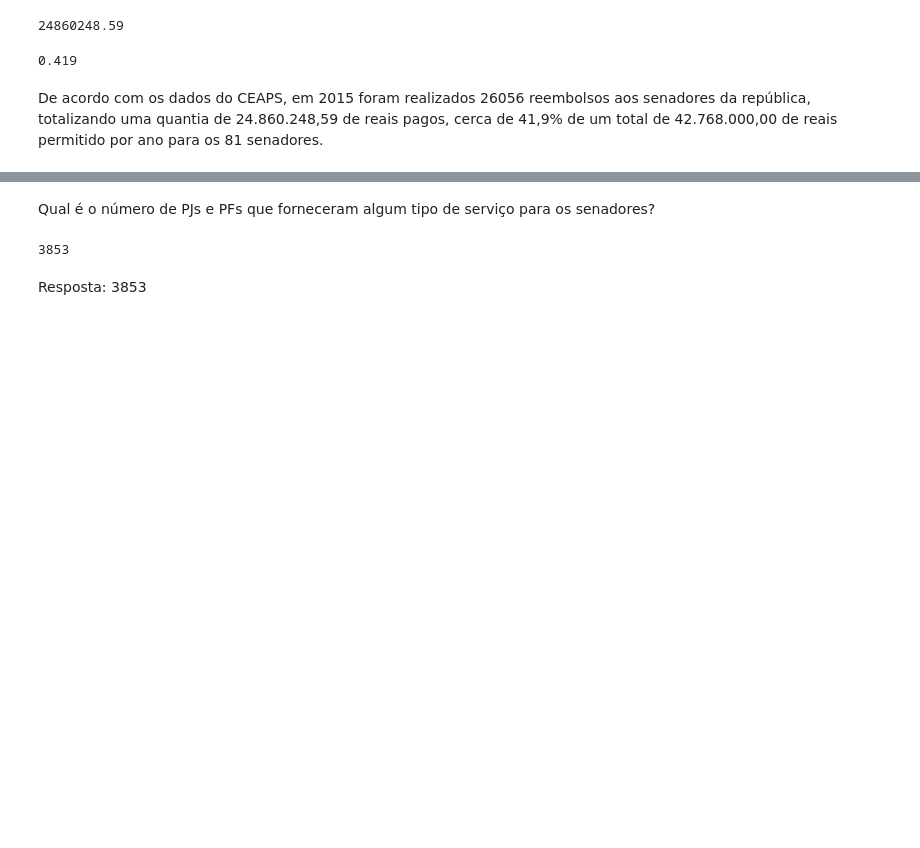
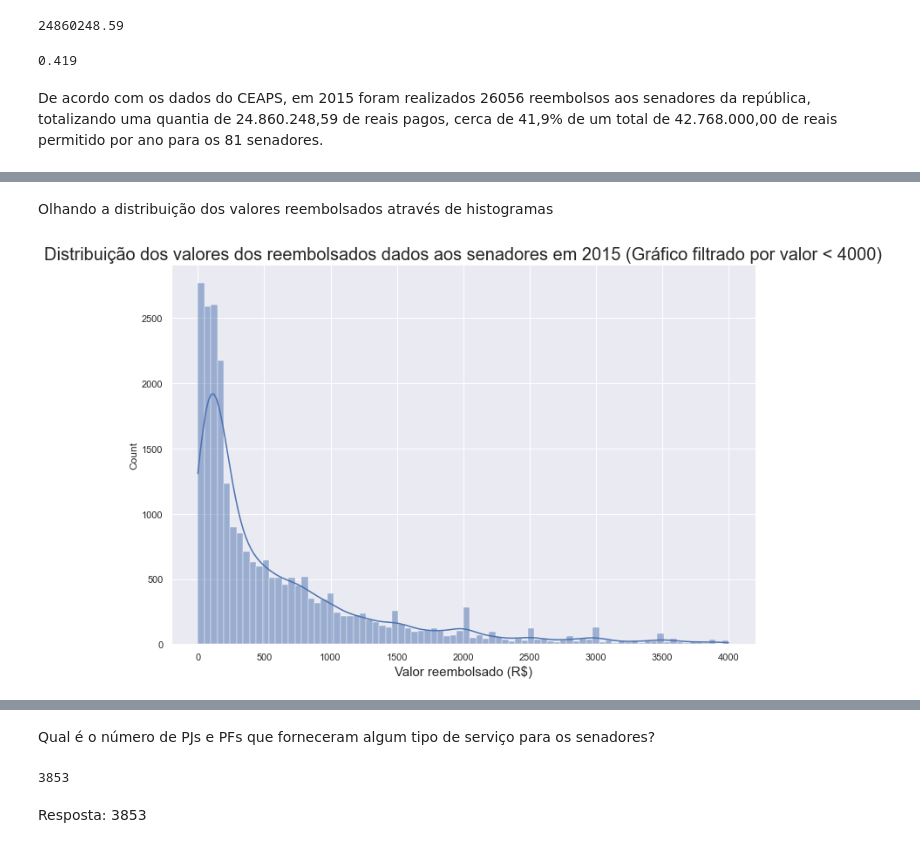
Before and after one commit to jvscursulim/7daysofcode_alura, a Jupyter notebook: ceaps.ipynb, the cells around one changed output, grey strips where cells are left out. Cells and saved outputs as stored; diff of their text form; code cells hidden in the pictures; blank space fills up the shorter version.

Commit message:
Mais análises e novos gráficos

```diff
--- a/ceaps.ipynb
+++ b/ceaps.ipynb
@@ -470,0 +573,13 @@ De acordo com os dados do CEAPS, em 2015 foram realizados 26056 reembolsos aos s
+# %% [markdown]
+Olhando a distribuição dos valores reembolsados através de histogramas
+# %%
+fig, ax = plt.subplots()
+
+ax = sns.histplot(df[df['VALOR_REEMBOLSADO'] < 4000]['VALOR_REEMBOLSADO'], kde = True)
+ax.set_xlabel("Valor reembolsado (R$)", fontsize = 15)
+ax.set_ylabel("Count")
+ax.set_title("Distribuição dos valores dos reembolsados dados aos senadores em 2015 (Gráfico filtrado por valor < 4000)", fontsize = 20)
+fig.set_size_inches((12, 8))
+fig.savefig("figures\distribuicao_reembolsos_part1.png")
+# %% [output]
+[figure, added]
```
Also changed, not shown: parts of 32 cells of this notebook, 5 other files.
